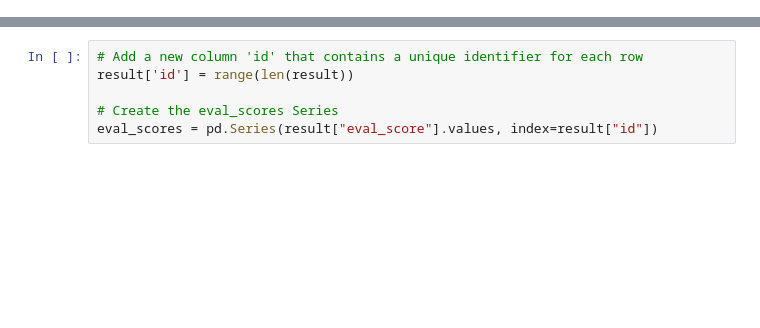
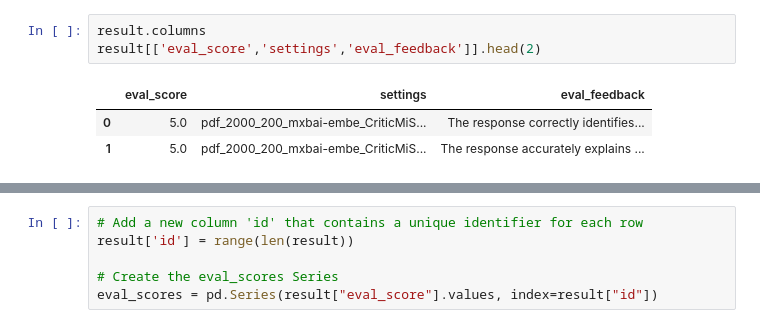
Before and after one commit to dapopov-st/arXiv-llms-assistant, a Jupyter notebook: nbs/compare_results.ipynb, the cells around one changed output, grey strips where cells are left out. Drawn from its saved outputs; the diff is of its cells as text; blank space fills up the shorter version.

```diff
--- a/nbs/compare_results.ipynb
+++ b/nbs/compare_results.ipynb
@@ -46,3 +64,10 @@ result[['eval_score','settings']].head(25)
+# %%
+result.columns
+result[['eval_score','settings','eval_feedback']].head(2)
+# %% [output]
+|  | eval_score | settings | eval_feedback |
+| 0 | 5.0 | pdf_2000_200_mxbai-embe_CriticMiS... | The response correctly identifies... |
+| 1 | 5.0 | pdf_2000_200_mxbai-embe_CriticMiS... | The response accurately explains ... |
 # %%
 print(result['eval_score'].unique())
 # %% [output]
```
Also changed, not shown: parts of 14 cells of this notebook.
